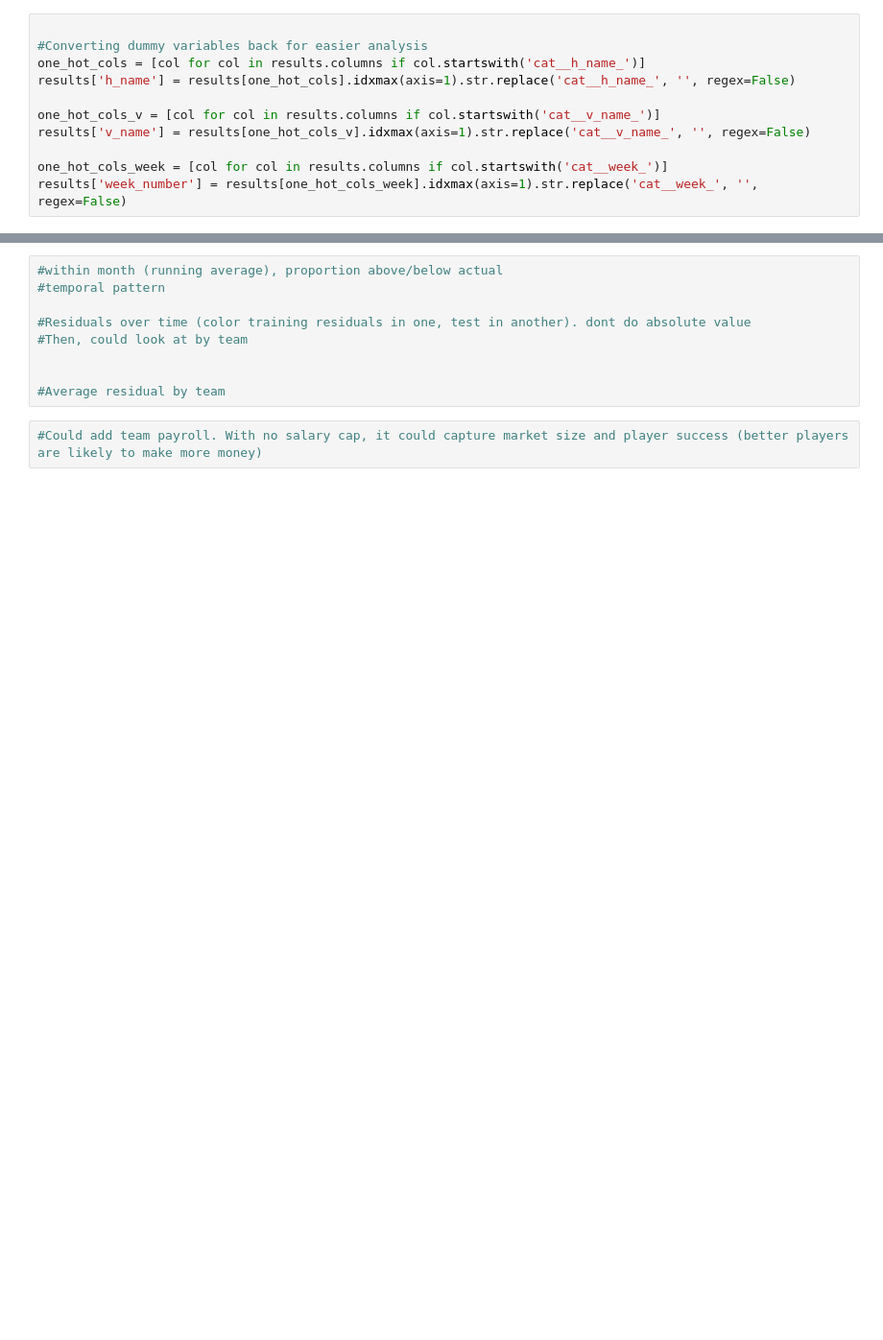
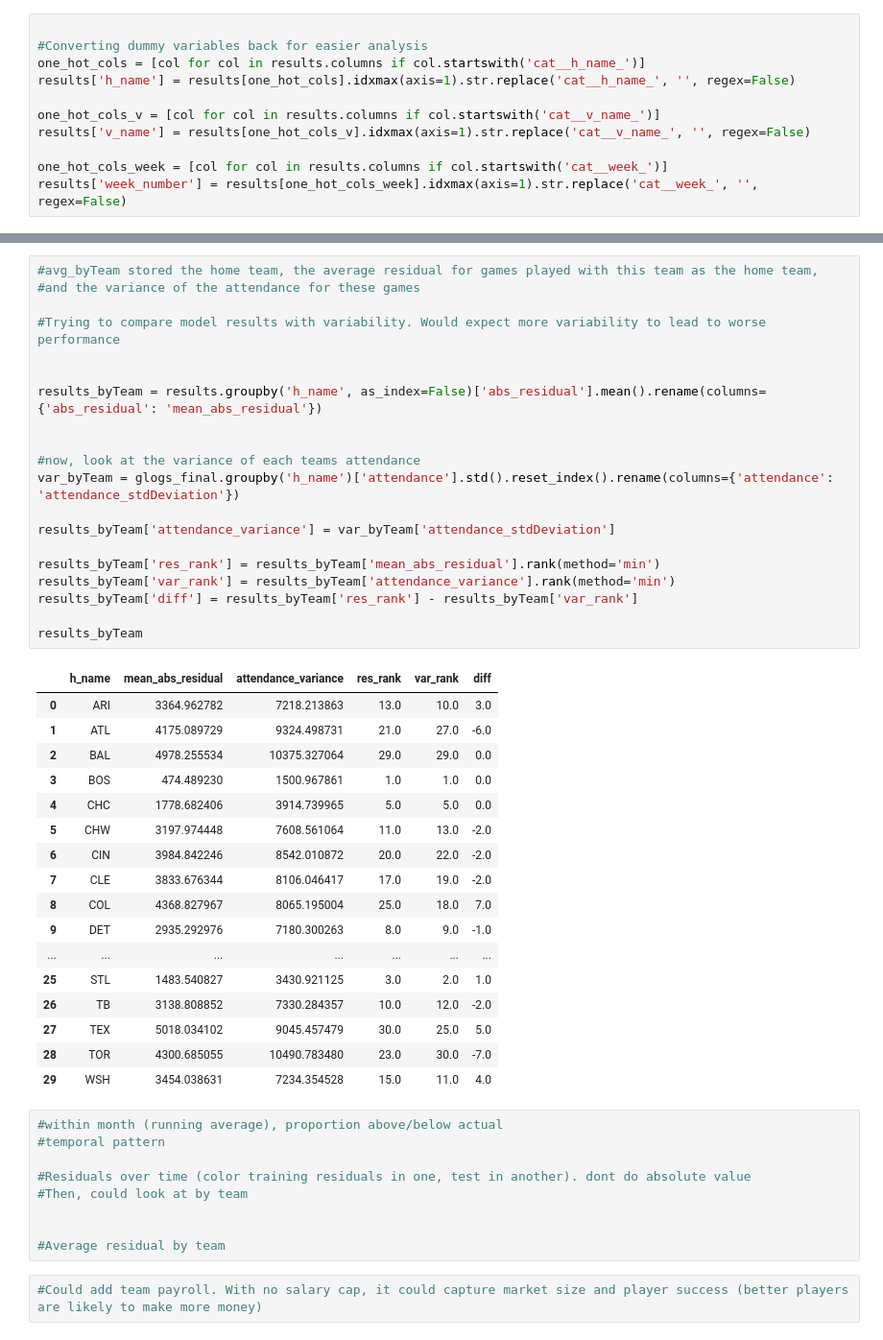
Before and after one commit to tmarchok1/DS440_project, a Jupyter notebook: rf_errorAnalysis_jeff.ipynb, the cells around one changed output, grey strips where cells are left out. Shown at 96% size. Drawn from its saved outputs; the diff is of its cells as text; blank space fills up the shorter version.

```diff
--- a/rf_errorAnalysis_jeff.ipynb
+++ b/rf_errorAnalysis_jeff.ipynb
@@ -278,3 +265,41 @@ print(count_df)
+# %%
+#avg_byTeam stored the home team, the average residual for games played with this team as the home team,
+#and the variance of the attendance for these games
+
+#Trying to compare model results with variability. Would expect more variability to lead to worse performance
+
+
+results_byTeam = results.groupby('h_name', as_index=False)['abs_residual'].mean().rename(columns={'abs_residual': 'mean_abs_residual'})
+
+
+#now, look at the variance of each teams attendance
+var_byTeam = glogs_final.groupby('h_name')['attendance'].std().reset_index().rename(columns={'attendance': 'attendance_stdDeviation'})
+
+results_byTeam['attendance_variance'] = var_byTeam['attendance_stdDeviation']
+
+results_byTeam['res_rank'] = results_byTeam['mean_abs_residual'].rank(method='min')
+results_byTeam['var_rank'] = results_byTeam['attendance_variance'].rank(method='min')
+results_byTeam['diff'] = results_byTeam['res_rank'] - results_byTeam['var_rank']
+
+results_byTeam
+# %% [output]
+|  | h_name | mean_abs_residual | attendance_variance | res_rank | var_rank | diff |
+| 0 | ARI | 3364.962782 | 7218.213863 | 13.0 | 10.0 | 3.0 |
+| 1 | ATL | 4175.089729 | 9324.498731 | 21.0 | 27.0 | -6.0 |
+| 2 | BAL | 4978.255534 | 10375.327064 | 29.0 | 29.0 | 0.0 |
+| 3 | BOS | 474.489230 | 1500.967861 | 1.0 | 1.0 | 0.0 |
+| 4 | CHC | 1778.682406 | 3914.739965 | 5.0 | 5.0 | 0.0 |
+| 5 | CHW | 3197.974448 | 7608.561064 | 11.0 | 13.0 | -2.0 |
+| 6 | CIN | 3984.842246 | 8542.010872 | 20.0 | 22.0 | -2.0 |
+| 7 | CLE | 3833.676344 | 8106.046417 | 17.0 | 19.0 | -2.0 |
+| 8 | COL | 4368.827967 | 8065.195004 | 25.0 | 18.0 | 7.0 |
+| 9 | DET | 2935.292976 | 7180.300263 | 8.0 | 9.0 | -1.0 |
+| ... | ... | ... | ... | ... | ... | ... |
+| 25 | STL | 1483.540827 | 3430.921125 | 3.0 | 2.0 | 1.0 |
+| 26 | TB | 3138.808852 | 7330.284357 | 10.0 | 12.0 | -2.0 |
+| 27 | TEX | 5018.034102 | 9045.457479 | 30.0 | 25.0 | 5.0 |
+| 28 | TOR | 4300.685055 | 10490.783480 | 23.0 | 30.0 | -7.0 |
+| 29 | WSH | 3454.038631 | 7234.354528 | 15.0 | 11.0 | 4.0 |
 # %%
 #within month (running average), proportion above/below actual
 #temporal pattern
```
Also changed, not shown: parts of 11 cells of this notebook, 2 other files.
